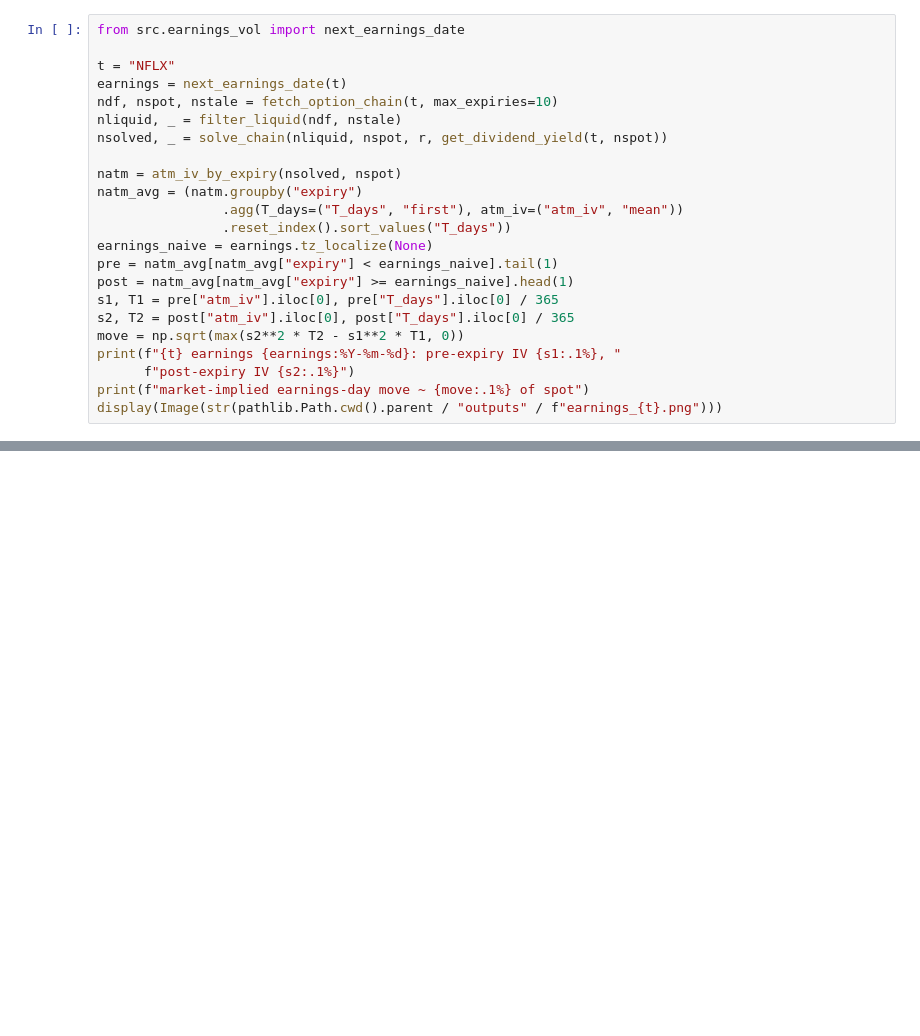
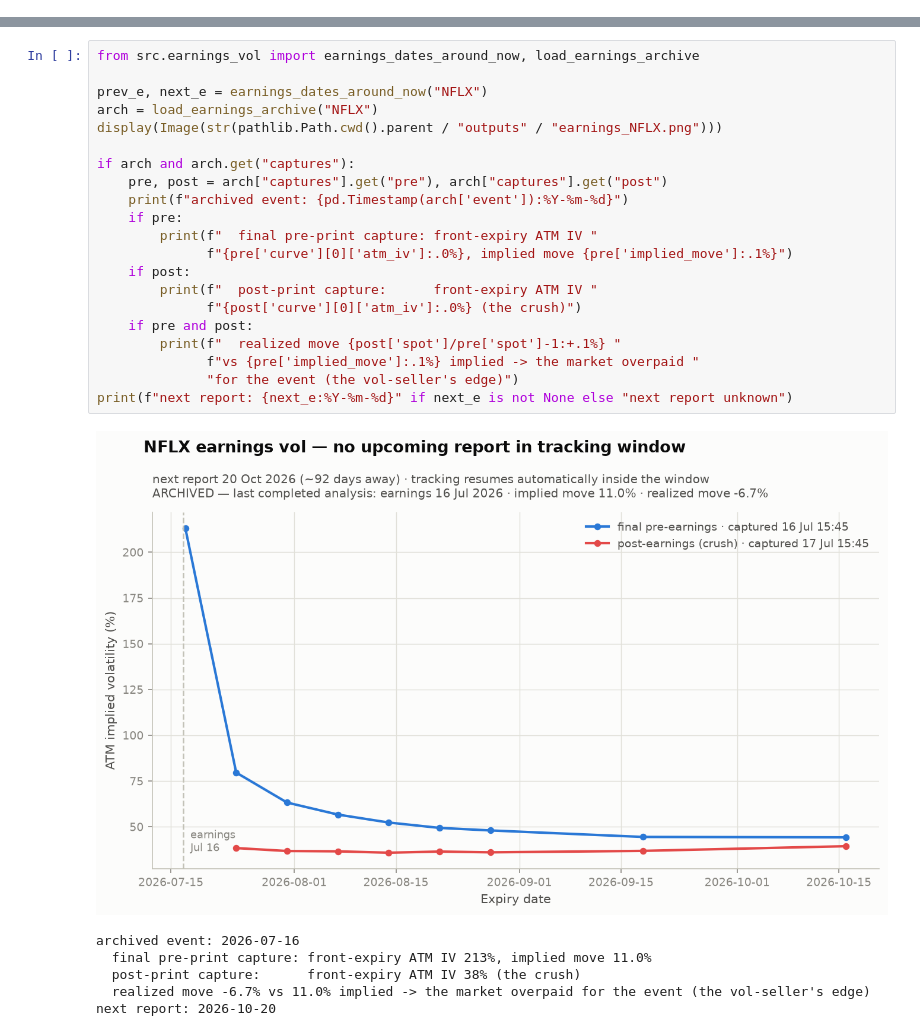
Before and after one commit to Charmaine-mcy/options-vol-project, a Jupyter notebook: notebooks/analysis.ipynb, the cells around one changed output, grey strips where cells are left out. Saved outputs shown, nothing was run; the diff lists cells and outputs as text; blank space fills up the shorter version.

```diff
--- a/notebooks/analysis.ipynb
+++ b/notebooks/analysis.ipynb
@@ -169,23 +0,0 @@ the print for the realized before/after crush.
-# %%
-from src.earnings_vol import next_earnings_date
-
-t = "NFLX"
-earnings = next_earnings_date(t)
-ndf, nspot, nstale = fetch_option_chain(t, max_expiries=10)
-nliquid, _ = filter_liquid(ndf, nstale)
-nsolved, _ = solve_chain(nliquid, nspot, r, get_dividend_yield(t, nspot))
-
-natm = atm_iv_by_expiry(nsolved, nspot)
-natm_avg = (natm.groupby("expiry")
-                .agg(T_days=("T_days", "first"), atm_iv=("atm_iv", "mean"))
-                .reset_index().sort_values("T_days"))
-earnings_naive = earnings.tz_localize(None)
-pre = natm_avg[natm_avg["expiry"] < earnings_naive].tail(1)
-post = natm_avg[natm_avg["expiry"] >= earnings_naive].head(1)
-s1, T1 = pre["atm_iv"].iloc[0], pre["T_days"].iloc[0] / 365
-s2, T2 = post["atm_iv"].iloc[0], post["T_days"].iloc[0] / 365
-move = np.sqrt(max(s2**2 * T2 - s1**2 * T1, 0))
-print(f"{t} earnings {earnings:%Y-%m-%d}: pre-expiry IV {s1:.1%}, "
-      f"post-expiry IV {s2:.1%}")
-print(f"market-implied earnings-day move ~ {move:.1%} of spot")
-display(Image(str(pathlib.Path.cwd().parent / "outputs" / f"earnings_{t}.png")))
@@ -199,0 +203,28 @@ market-implied earnings-day move ~ 10.0% of spot
+# %%
+from src.earnings_vol import earnings_dates_around_now, load_earnings_archive
+
+prev_e, next_e = earnings_dates_around_now("NFLX")
+arch = load_earnings_archive("NFLX")
+display(Image(str(pathlib.Path.cwd().parent / "outputs" / "earnings_NFLX.png")))
+
+if arch and arch.get("captures"):
+    pre, post = arch["captures"].get("pre"), arch["captures"].get("post")
+    print(f"archived event: {pd.Timestamp(arch['event']):%Y-%m-%d}")
+    if pre:
+        print(f"  final pre-print capture: front-expiry ATM IV "
+              f"{pre['curve'][0]['atm_iv']:.0%}, implied move {pre['implied_move']:.1%}")
+    if post:
+        print(f"  post-print capture:      front-expiry ATM IV "
+              f"{post['curve'][0]['atm_iv']:.0%} (the crush)")
+    if pre and post:
+        print(f"  realized move {post['spot']/pre['spot']-1:+.1%} "
+              f"vs {pre['implied_move']:.1%} implied -> the market overpaid "
+              "for the event (the vol-seller's edge)")
+print(f"next report: {next_e:%Y-%m-%d}" if next_e is not None else "next report unknown")
+# %% [output]
+[figure, added]
+archived event: 2026-07-16
+  final pre-print capture: front-expiry ATM IV 213%, implied move 11.0%
+  post-print capture:      front-expiry ATM IV 38% (the crush)
+  realized move -6.7% vs 11.0% implied -> the market overpaid for the event (the vol-seller's edge)
+next report: 2026-10-20
```
Also changed, not shown: parts of 35 cells of this notebook, 10 other files.
